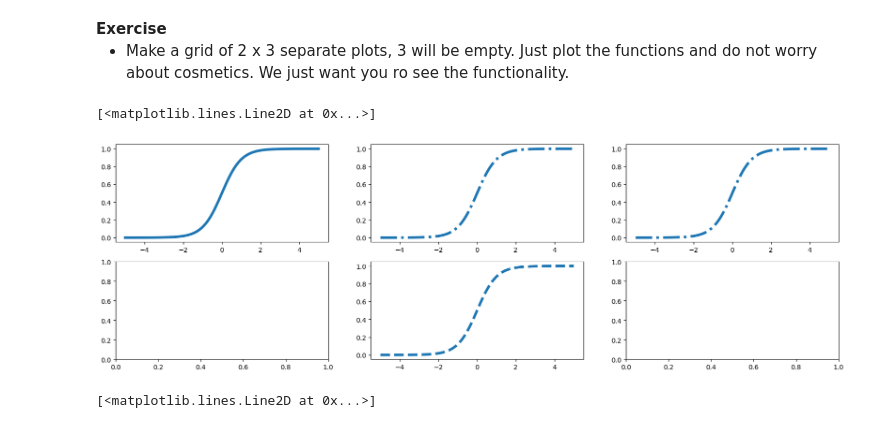
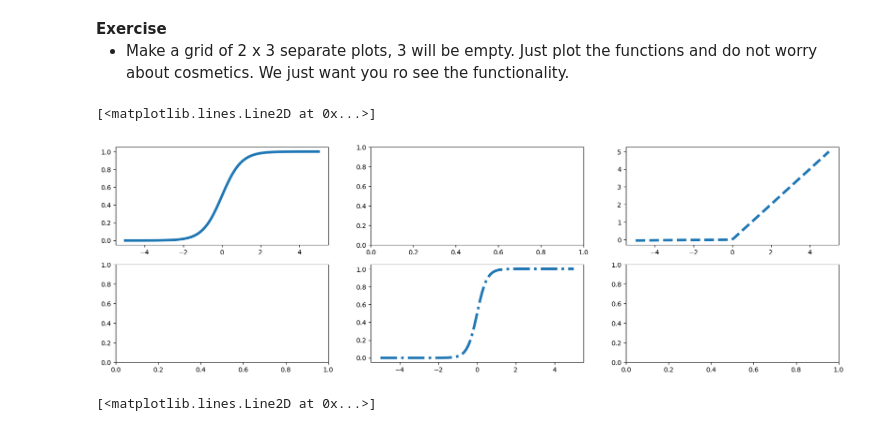
Before and after one commit to santiagoa88g/2019-CS109A, a Jupyter notebook: content/labs/lab03/notebook/cs109a_lab3_kNN_SLR_matplot.ipynb, the cells around one changed output. Saved outputs shown, nothing was run; the diff lists cells and outputs as text; code cells hidden in the pictures.

```diff
--- a/content/labs/lab03/notebook/cs109a_lab3_kNN_SLR_matplot.ipynb
+++ b/content/labs/lab03/notebook/cs109a_lab3_kNN_SLR_matplot.ipynb
@@ -568,18 +567,17 @@ ax[2].legend(loc='best', fontsize=24);
 # %%
 # your code here
 f = logistic(x, 2.0, 1.0)
 g = stretch_tanh(x, 2.0, 0.5, 0.5)
 h = relu(x)
 
 fig, ax = plt.subplots(2,3, figsize=(20,6))
 
 ax[0][0].plot(x,f,lw=4, ls='-', label = r'$L(x;1)$')
-ax[1][1].plot(x,f,lw=4, ls='--', label = r'$relu(x; 0.01)$')
-ax[0][1].plot(x,f,lw=4, ls='-.', label = r'$L(x;1)$')
-ax[0][2].plot(x,f,lw=4, ls='-.', label = r'$\tanh(2x)$')
+ax[1][1].plot(x,g,lw=4, ls='-.', label = r'$\tanh(2x)$')
+ax[0][2].plot(x,h,lw=4, ls='--', label = r'$relu(x; 0.01)$')
 # %% [output]
 [<matplotlib.lines.Line2D at 0x...>]
-[figure, old version]
+[figure, new version]
 # %%
 # %load solutions/six_subplots.py
 
```
Also changed, not shown: parts of 18 cells of this notebook.
